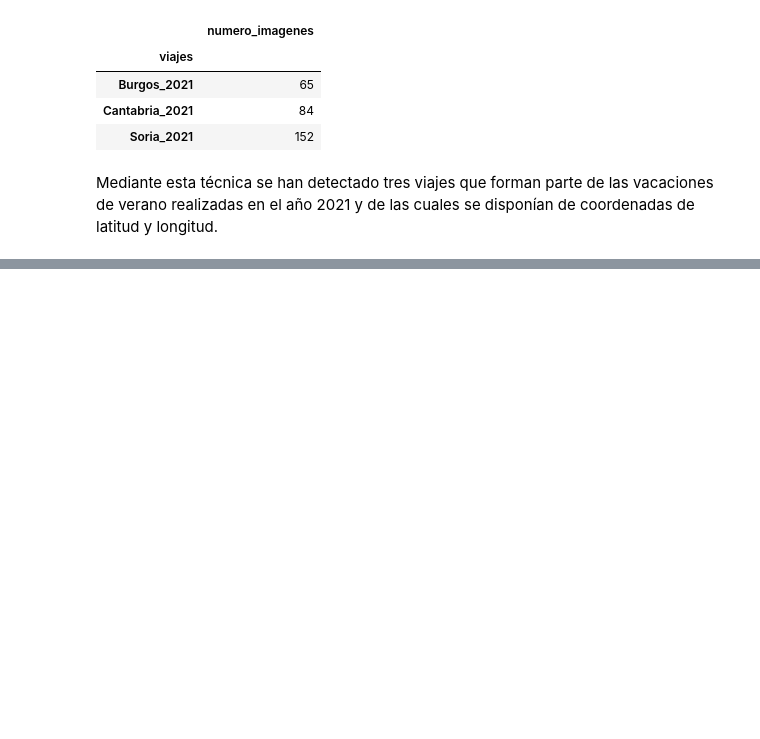
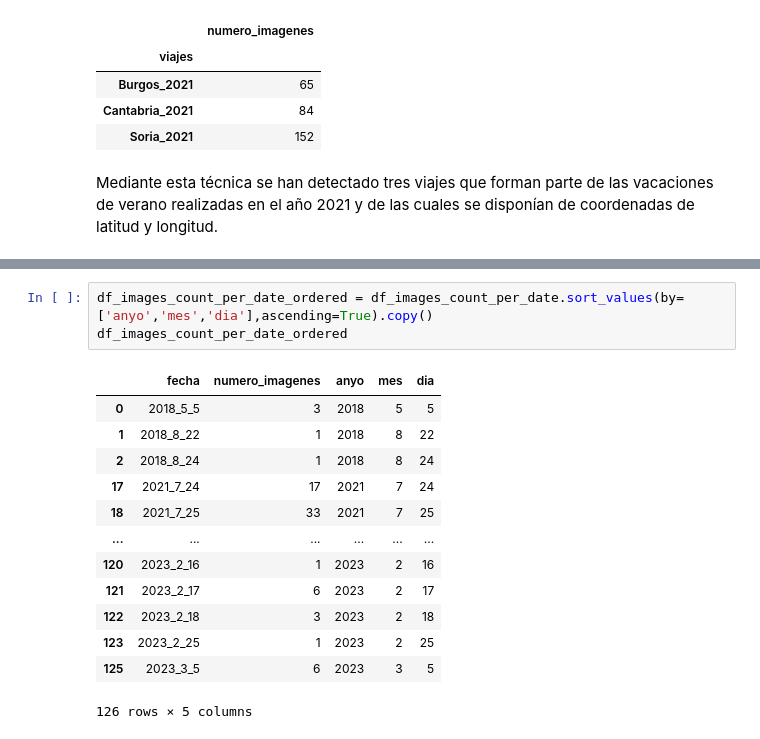
Before and after one commit to dcarretero/UOC_Master_DS_TFM, a Jupyter notebook: image_classifier/4_generador_de_albumes.ipynb, the cells around one changed output, grey strips where cells are left out. Saved outputs shown, nothing was run; the diff lists cells and outputs as text; blank space fills up the shorter version.

```diff
--- a/image_classifier/4_generador_de_albumes.ipynb
+++ b/image_classifier/4_generador_de_albumes.ipynb
@@ -226,0 +384,17 @@ Mediante esta técnica se han detectado tres viajes que forman parte de las vaca
+# %%
+df_images_count_per_date_ordered = df_images_count_per_date.sort_values(by=['anyo','mes','dia'],ascending=True).copy()
+df_images_count_per_date_ordered
+# %% [output]
+|  | fecha | numero_imagenes | anyo | mes | dia |
+| 0 | 2018_5_5 | 3 | 2018 | 5 | 5 |
+| 1 | 2018_8_22 | 1 | 2018 | 8 | 22 |
+| 2 | 2018_8_24 | 1 | 2018 | 8 | 24 |
+| 17 | 2021_7_24 | 17 | 2021 | 7 | 24 |
+| 18 | 2021_7_25 | 33 | 2021 | 7 | 25 |
+| ... | ... | ... | ... | ... | ... |
+| 120 | 2023_2_16 | 1 | 2023 | 2 | 16 |
+| 121 | 2023_2_17 | 6 | 2023 | 2 | 17 |
+| 122 | 2023_2_18 | 3 | 2023 | 2 | 18 |
+| 123 | 2023_2_25 | 1 | 2023 | 2 | 25 |
+| 125 | 2023_3_5 | 6 | 2023 | 3 | 5 |
+126 rows × 5 columns
```
Also changed, not shown: parts of 46 cells of this notebook, 2 other files.
